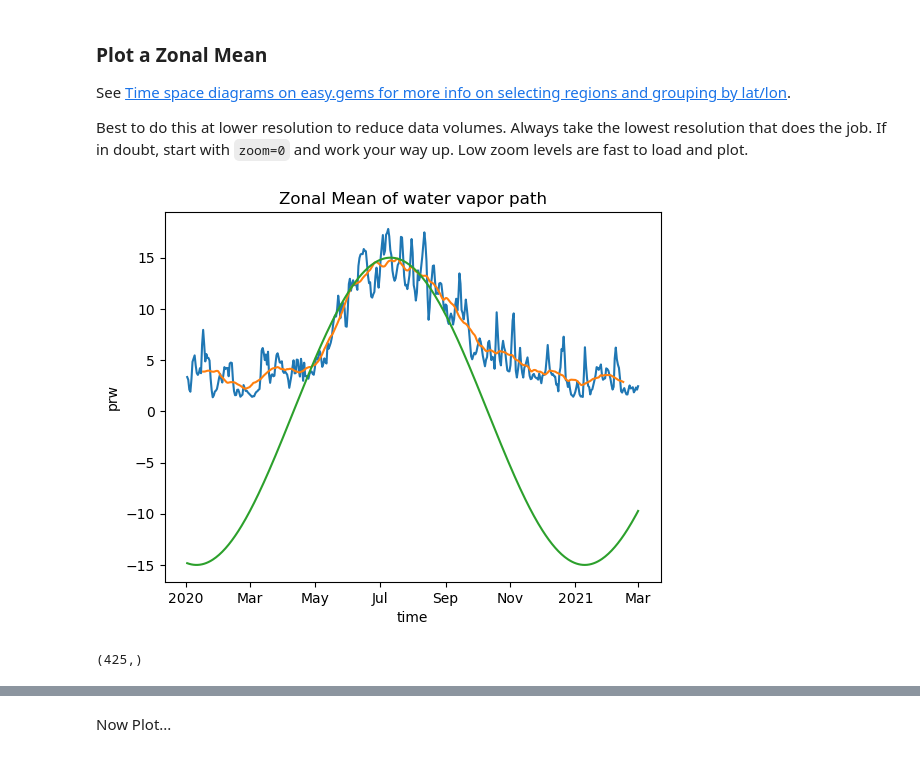
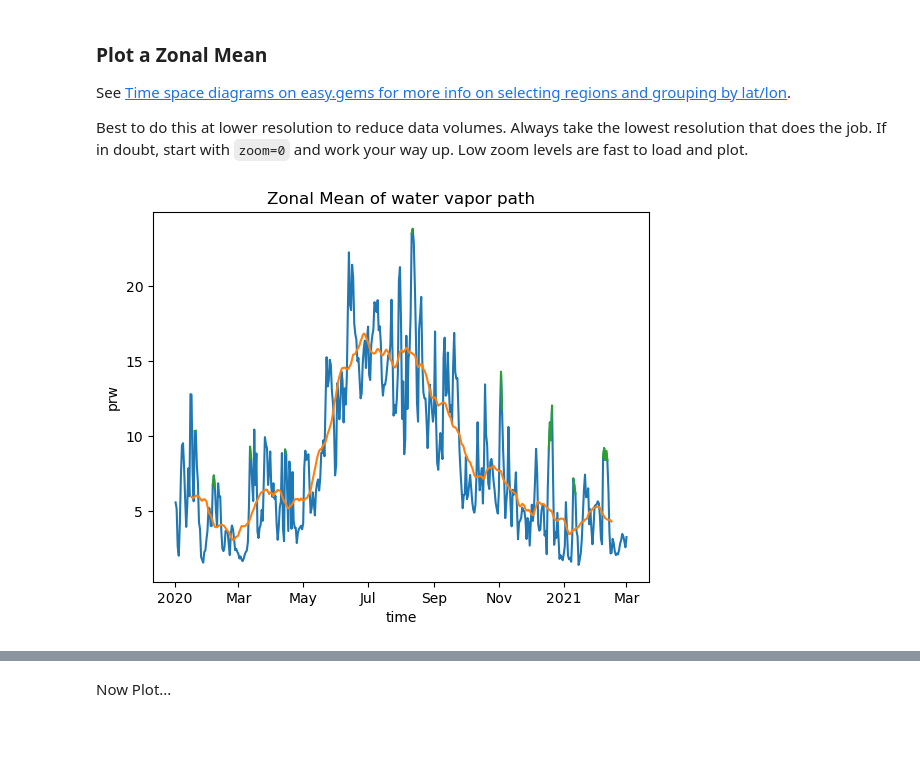
Before and after one commit to hauke-schmidt/hk25-teams-hs, a Jupyter notebook: hk25-IceSheet/prw_plot.ipynb, the cells around one changed output, grey strips where cells are left out. Saved outputs shown, nothing was run; the diff lists cells and outputs as text; code cells hidden in the pictures.

```diff
--- a/hk25-IceSheet/prw_plot.ipynb
+++ b/hk25-IceSheet/prw_plot.ipynb
@@ -144,34 +130,38 @@ See [Time space diagrams on easy.gems for more info on selecting regions and gro
 
 Best to do this at lower resolution to reduce data volumes. Always take the lowest resolution that does the job. If in doubt, start with `zoom=0` and work your way up. Low zoom levels are fast to load and plot.
 # %%
-ds = cat["icon_d3hp003"](zoom=5).to_dask()
+ds = cat["icon_d3hp003"](zoom=7).to_dask()
 # For this analysis, we'll need lat and lon coordinates, here's a way to attach them to the dataset:
 ds = ds.rename_dims({'value': 'cell'}).pipe(egh.attach_coords) if 'value' in ds.dims else ds.pipe(egh.attach_coords)
 
-lon_min=330
+lon_min=345
 lon_max=15
-lat_min=70
-lat_max=90
+lat_min=73
+lat_max=77
+
+threshold_mi=1.5
 
 var="prw"
 long_name = ds[var].attrs.get("long_name", var)
 
 zm = (
     ds[var]
     .where((ds['lon']<lon_max) |(ds['lon']>lon_min) )
     .groupby("lat")
     .mean()
 ).compute()
 
-zm.where((zm.lat>lat_min) & (zm.lat<lat_max)).mean(dim='lat').plot()
-zm.where((zm.lat>lat_min) & (zm.lat<lat_max)).mean(dim='lat').rolling(time=30,center=True).mean().plot()
+boxmean=zm.where((zm.lat>lat_min) & (zm.lat<lat_max)).mean(dim='lat')
+
+boxmean.plot()
+boxmean.rolling(time=30,center=True).mean().plot()
+
+mi_mask=boxmean>(threshold_mi*boxmean.rolling(time=30,center=True).mean())
+boxmean.where(mi_mask).plot()
+
 
 nt=zm.time.shape[0]
-plt.plot(zm.time,15*np.sin(np.pi*2*(np.arange(0,nt)-100)/365))
+#plt.plot(zm.time,15*np.sin(np.pi*2*(np.arange(0,nt)-100)/365))
 plt.title(f"Zonal Mean of {long_name}");
 # %% [output]
-[figure, old version]
+[figure, new version]
-# %%
-nt
-# %% [output]
-(425,)
```
Also changed, not shown: parts of 15 cells of this notebook.
